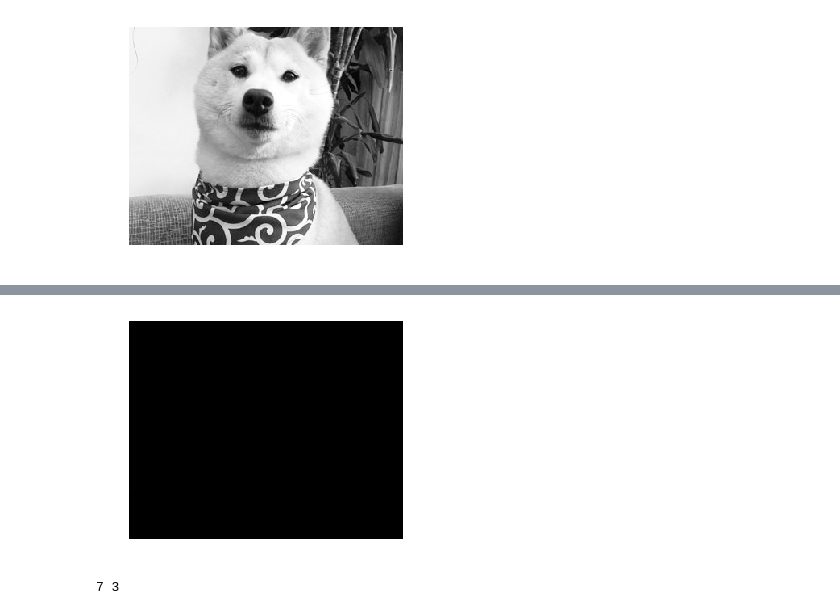
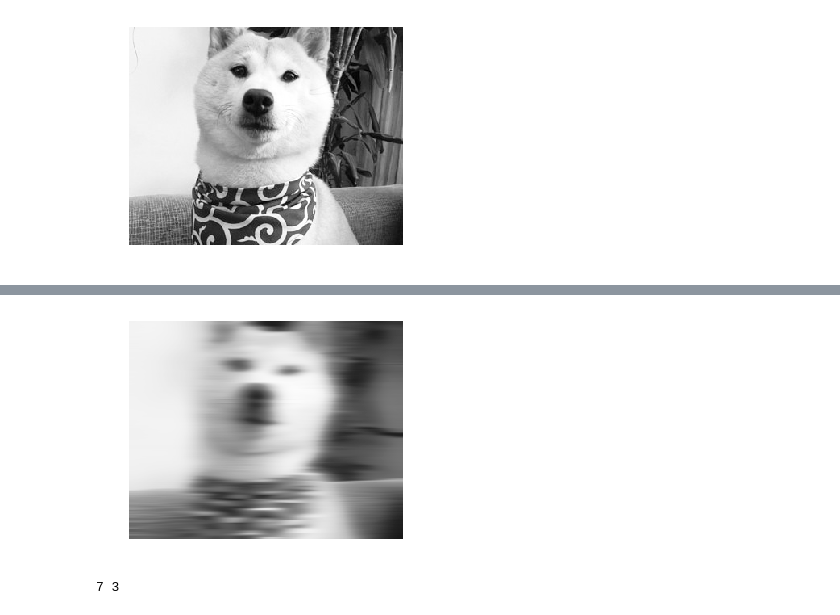
Before and after one commit to eqfinney/diffusion-models, a Jupyter notebook: gpu-fast-gaussian-buffers.ipynb, the cells around one changed output, grey strips where cells are left out. Drawn from its saved outputs; the diff is of its cells as text; code cells hidden in the pictures.

```diff
--- a/gpu-fast-gaussian-buffers.ipynb
+++ b/gpu-fast-gaussian-buffers.ipynb
@@ -50,6 +50,7 @@ ctx = cl.Context(
         properties=[(cl.context_properties.PLATFORM, platforms[0])])
 print ctx
 queue = cl.CommandQueue(ctx)
+print 'max workgroup size', ctx.devices[0].max_work_group_size
 
 mf = cl.mem_flags
 
@@ -64,15 +65,17 @@ gaussian_kernel, gaussian_derivative_kernel = gaussian_derivative(sigma)
 VERTICAL = 0
 HORIZONTAL = 1
 HALF_MASK_SIZE = int(np.floor(len(gaussian_kernel)/2))
-print HALF_MASK_SIZE
+BLOCK_SIZE = 16
+print 'workgroup size', BLOCK_SIZE, 'mask size', HALF_MASK_SIZE*2+1
 
 # Two implementations of 1-D convolution, one naive and one with memory-access optimizations via local buffers
 print "Compiling GPU program..."
 prg = cl.Program(ctx, """
-#define BLOCK_SIZE 16
+#define BLOCK_SIZE """+str(BLOCK_SIZE)+"""
 #define HALF_MASK_SIZE """+str(HALF_MASK_SIZE)+"""
 #define VERTICAL """+str(VERTICAL)+"""
 #define HORIZONTAL """+str(HORIZONTAL)+"""
+#define CACHE_WIDTH """+str(BLOCK_SIZE+HALF_MASK_SIZE*2)+"""
 
 // convert 2d index to 1d index
 #define getIdx(pos, w) ((pos.y) * (w) + (pos.x))
@@ -131,7 +134,7 @@ __kernel void convolve_1d_horizontal_local(__global float * img,
 
     // Need a region surrounding each block for out-of-workgroup loads
     // TODO: make this a 1d array and use x+y*width for index
-    __local float cache[BLOCK_SIZE+HALF_MASK_SIZE*2][BLOCK_SIZE];
+    __local float cache[CACHE_WIDTH*BLOCK_SIZE];
 
     // Local id of work-item can be thought of as "local coords within block"
     const int localX = get_local_id(0);
@@ -144,23 +147,23 @@ __kernel void convolve_1d_horizontal_local(__global float * img,
     const int cacheY = localY;
 
     // Each work-item reads its corresponding pixel into the cache
-    cache[cacheX][cacheY] = img[getIdx(pos, width)];
+    cache[cacheX + cacheY*CACHE_WIDTH] = img[getIdx(pos, width)];
 
     // Now we load some extra pixels around the boundary of the workgroup into the cache.
     // If a work-item is within HALF_MASK_SIZE of an edge, it needs to load a pixel from beyond that edge.
-    // We are doing 1-D convolution, so for each work-item, we need to load at most 1 other pixel.
-    // It could be the case that our image is smaller than our gaussian filter, but we're just going to ignore
-    // that case for now.
+    // We are doing 1-D convolution, so for each work-item, we need to load at most 2 other pixels.
+    // For some sigma (gaussian kernel size param), the gaussian kernel will be bigger than the workgroup.
+    // So we need to get pixels on either size of the current pixel.
 
     // TODO: only need to reflect when get_local_id == 0 and get_local_id == width
 
     // pixel too close to left edge of workgroup
     if (localX < HALF_MASK_SIZE) {
-        cache[cacheX-HALF_MASK_SIZE][cacheY] = img[getIdx(reflect(pos-(int2)(HALF_MASK_SIZE, 0), height, width), width)];
+        cache[cacheX-HALF_MASK_SIZE + cacheY*CACHE_WIDTH] = img[getIdx(reflect(pos-(int2)(HALF_MASK_SIZE, 0), height, width), width)];
     }
     // pixel too close to right edge of workgroup
-    else if (localX > BLOCK_SIZE - HALF_MASK_SIZE) {
-        cache[cacheX+HALF_MASK_SIZE][cacheY] = img[getIdx(reflect(pos+(int2)(HALF_MASK_SIZE, 0), height, width), width)];
+    if (localX > BLOCK_SIZE - HALF_MASK_SIZE) {
+        cache[cacheX+HALF_MASK_SIZE + cacheY*CACHE_WIDTH] = img[getIdx(reflect(pos+(int2)(HALF_MASK_SIZE, 0), height, width), width)];
     }
 
     // Sync all work-items in this workgroup
@@ -170,7 +173,7 @@ __kernel void convolve_1d_horizontal_local(__global float * img,
     float sum = 0;
     for (int a = -halfMaskSize; a < halfMaskSize+1; a++) {
         // we don't need to reflect because that's already been done when filling the cache
-        sum += mask[a+halfMaskSize] * cache[cacheX+a][cacheY];
+        sum += mask[a+halfMaskSize] * cache[cacheX+a + cacheY*CACHE_WIDTH];
     }
 
     out[getIdx(pos, width)] = sum;
@@ -199,16 +202,16 @@ convolve_1d_horizontal_local = prg.convolve_1d_horizontal_local
 convolve_1d_horizontal_local.set_scalar_arg_dtypes( [None, None, np.int32, None] )
 
 src, dst = in_g, out_g
-for _ in xrange(100):
+for _ in xrange(10):
     #convolve_1d_naive(queue, (width, height), None, src, gaussian_kernel_g, HALF_MASK_SIZE, dst)
     convolve_1d_horizontal_local(queue, (width, height), None, src, gaussian_kernel_g, HALF_MASK_SIZE, dst)
     src, dst = dst, src
 
 result_np = np.empty((height, width), np.float32)
 cl.enqueue_copy(queue, result_np, out_g)
-
+result_local = result_np
 # Show results. We need to slice away the alpha channel and convert back to bytes.
 show(result_np)
-imsave('/tmp/images/blurry_shibe_naive.png', (result_np*255).astype(np.uint8))
+imsave('/tmp/images/blurry_shibe_local.png', (result_np*255).astype(np.uint8))
 # %% [output]
 <pyopencl.Context at 0x... on <pyopencl.Device 'Intel(R) Iris(TM) Graphics 6100' on 'Apple' at 0x...>>
@@ -225,4 +229,4 @@ Wall time: 122 ms
-[figure, old version]
+[figure, new version]
 # %%
 print len(gaussian_kernel), HALF_MASK_SIZE
 # %% [output]
```
Also changed, not shown: parts of 7 cells of this notebook, 1 other file.
